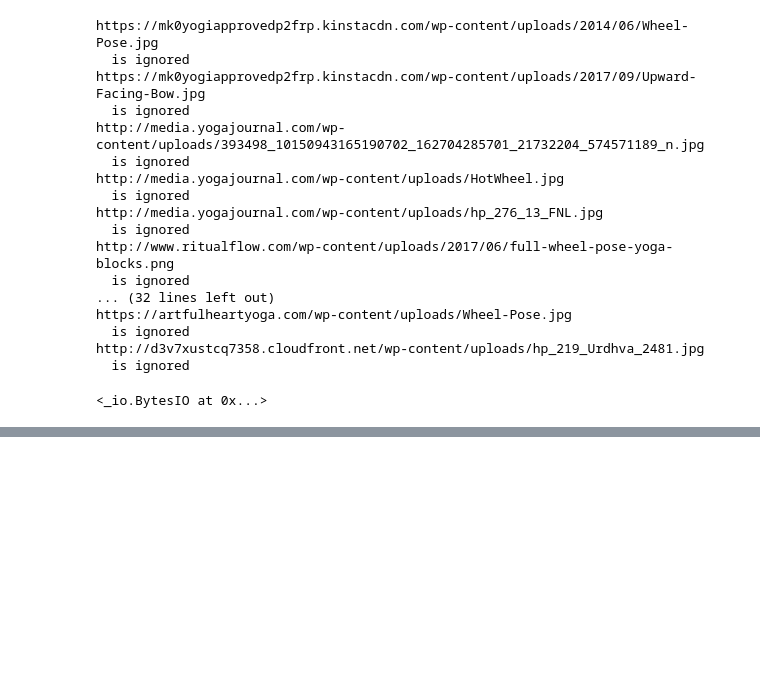
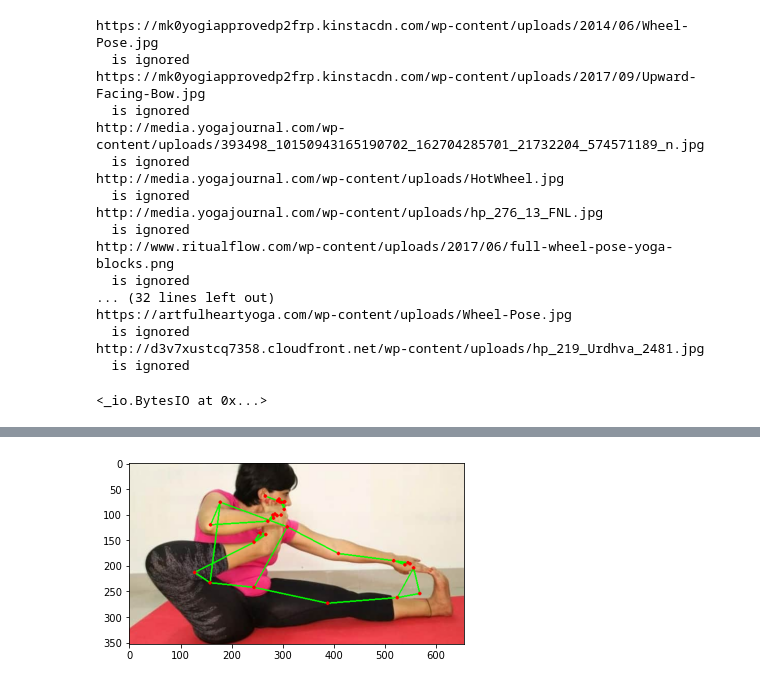
Before and after one commit to Karamya/human_pose_estimation, a Jupyter notebook: notebooks/yoga82_download_from_url.ipynb, the cells around one changed output, grey strips where cells are left out. Cells and saved outputs as stored; diff of their text form; code cells hidden in the pictures; blank space fills up the shorter version.

```diff
--- a/notebooks/yoga82_download_from_url.ipynb
+++ b/notebooks/yoga82_download_from_url.ipynb
@@ -279,0 +302,26 @@ wget.dow
+# %%
+mp_drawing = mp.solutions.drawing_utils
+mp_pose = mp.solutions.pose
+# %%
+def detect_pose(filepath):
+    with mp_pose.Pose(static_image_mode=True, model_complexity=2, min_detection_confidence=0.5) as pose:
+        image = cv2.imread(filepath)
+
+        image_height, image_width, _ = image.shape
+
+        # Convert the BGR image to RGB before processing.
+        results = pose.process(cv2.cvtColor(image, cv2.COLOR_BGR2RGB))
+
+        if not results.pose_landmarks:
+            annotated_image = image.copy()
+
+        # Draw pose landmarks on the image.
+        annotated_image = image.copy()
+        mp_drawing.draw_landmarks(
+            annotated_image, results.pose_landmarks, mp_pose.POSE_CONNECTIONS)
+        annotated_image = cv2.cvtColor(annotated_image, cv2.COLOR_BGR2RGB)
+    return results, plt.imshow(annotated_image)
+# %%
+results, out = detect_pose('../Yoga-82/Akarna_Dhanurasana/9.jpg')
+# %% [output]
+[figure, added]
```
Also changed, not shown: parts of 22 cells of this notebook, 1 other file.
